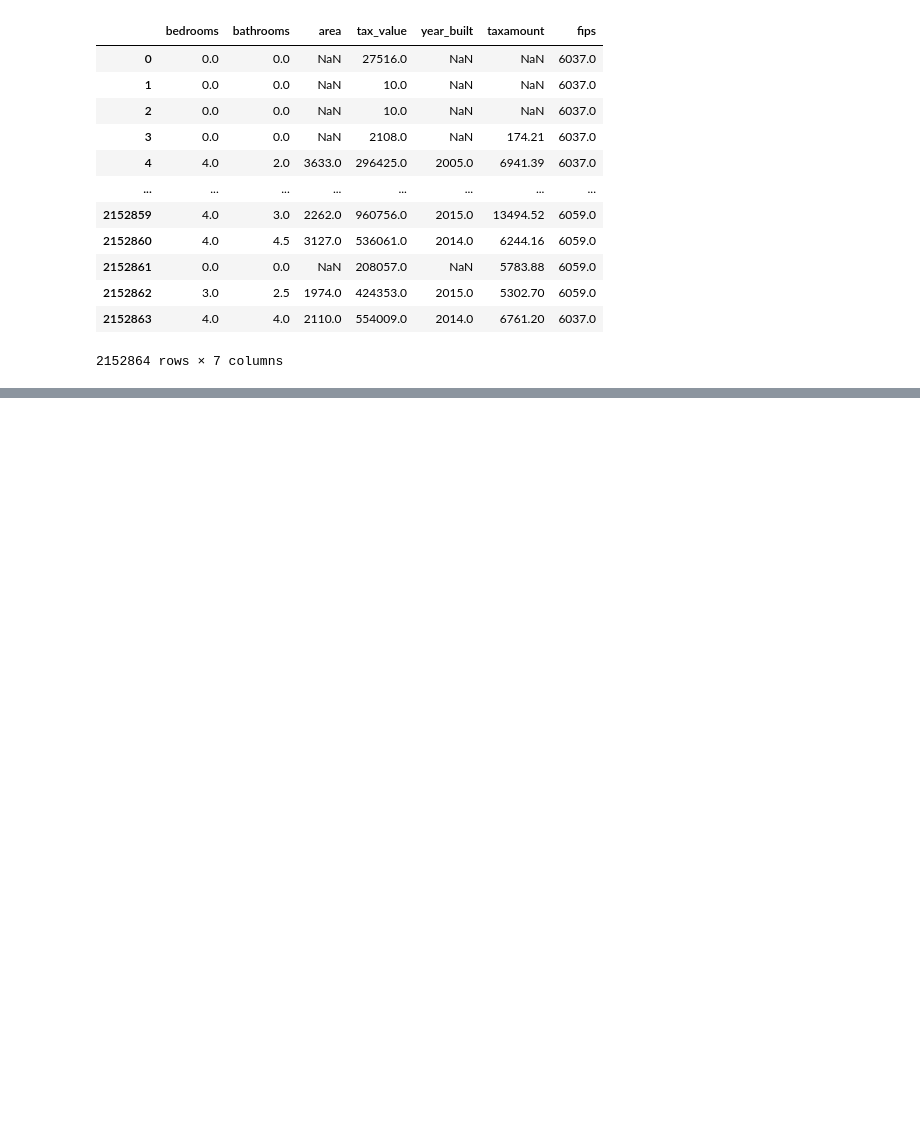
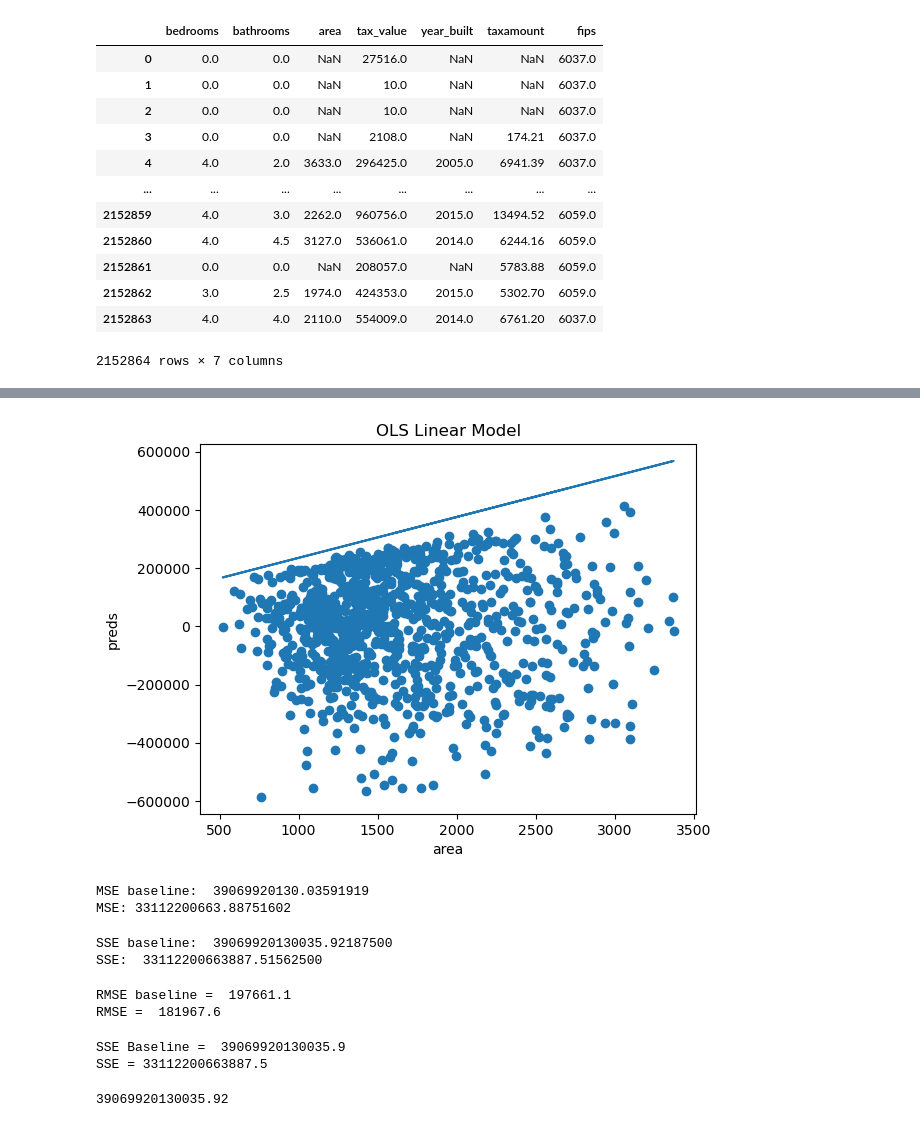
Before and after one commit to gabecavazos/regression-exercises, a Jupyter notebook: Evaluate.ipynb, the cells around one changed output, grey strips where cells are left out. Cells and saved outputs as stored; diff of their text form; code cells hidden in the pictures; blank space fills up the shorter version.

```diff
--- a/Evaluate.ipynb
+++ b/Evaluate.ipynb
@@ -85,0 +125,51 @@ array([265988.49835076, 415463.27088944, 342544.71481692, 437454.581451  ,
+# %%
+#plot residuals
+plt.scatter(trainsamp1.area,trainsamp1.residual)
+plt.plot(trainsamp1.area, trainsamp1.lr1_model_preds)
+plt.xlabel('area')
+plt.ylabel('preds')
+plt.title('OLS Linear Model')
+plt.show()
+# %% [output]
+[figure, added]
+# %%
+#mean squared error
+MSE2_baseline = mean_squared_error(trainsamp1.tax_value, trainsamp1.baseline)
+MSE2 = mean_squared_error(trainsamp1.tax_value, trainsamp1.lr1_model_preds)
+print(f"MSE baseline: {MSE2_baseline: .8f}")
+print(f"MSE: {MSE2:.8f}")
+# %% [output]
+MSE baseline:  39069920130.03591919
+MSE: 33112200663.88751602
+# %%
+#Sum of squared erros
+SSE2_baseline = MSE2_baseline * len(trainsamp1)
+SSE2 = MSE2 * len(trainsamp1)
+print(f"SSE baseline: {SSE2_baseline: .8f}")
+print(f"SSE: {SSE2: .8f}")
+# %% [output]
+SSE baseline:  39069920130035.92187500
+SSE:  33112200663887.51562500
+# %%
+#RMSE
+RMSE_baseline = mean_squared_error(trainsamp1.tax_value, trainsamp1.baseline,squared=False)
+RMSE = mean_squared_error(trainsamp1.tax_value, trainsamp1.lr1_model_preds,squared=False)
+print("RMSE baseline = ", "{:.1f}".format(RMSE_baseline))
+print("RMSE = ", "{:.1f}".format(RMSE))
+# %% [output]
+RMSE baseline =  197661.1
+RMSE =  181967.6
+# %%
+SSE_baseline = trainsamp1.baseline_residual_2.sum()
+SSE = trainsamp1.residual_2.sum()
+print(f"SSE Baseline = {SSE_baseline: .1f}")
+print(f"SSE = {SSE:.1f}")
+# %% [output]
+SSE Baseline =  39069920130035.9
+SSE = 33112200663887.5
+# %%
+#TSS
+TSS = SSE_baseline
+TSS
+# %% [output]
+39069920130035.92
```
Also changed, not shown: parts of 23 cells of this notebook, 5 other files.
